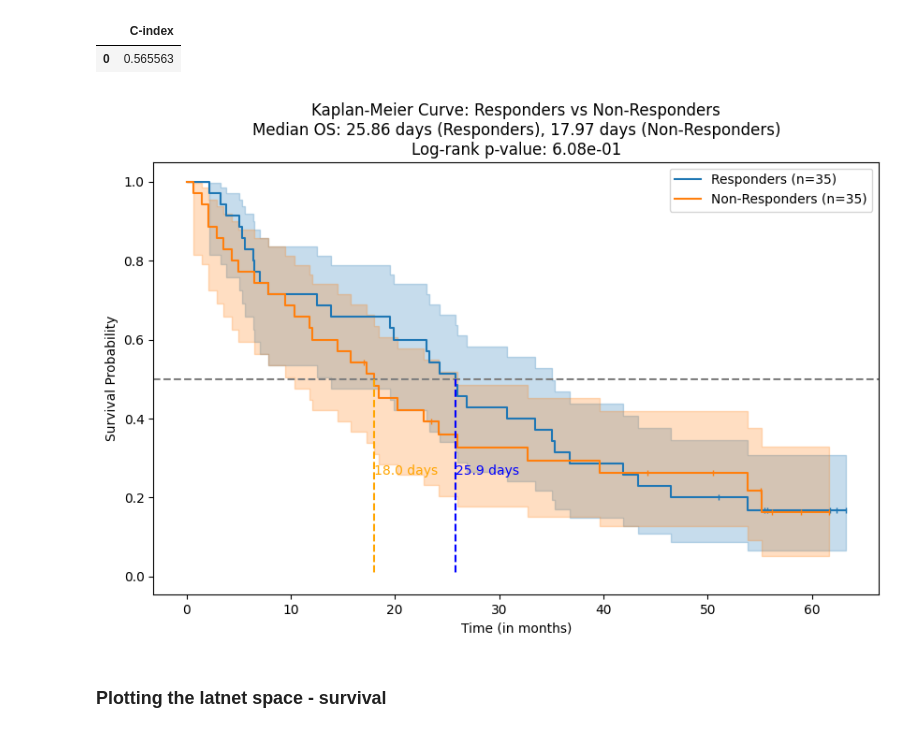
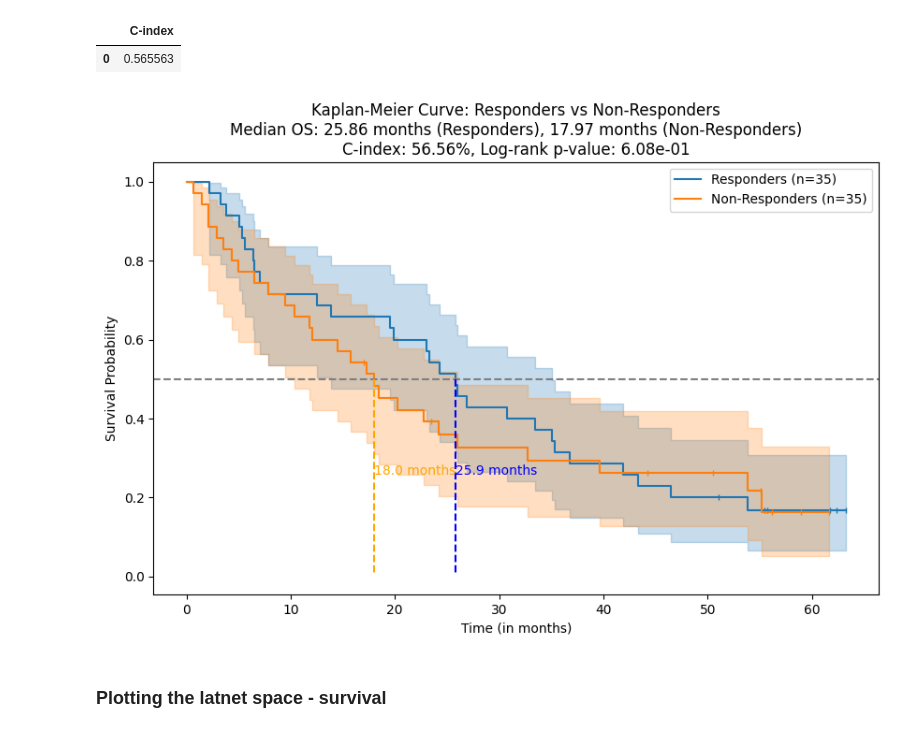
Before and after one commit to ReviveMed/mzEmbed, a Jupyter notebook: example_notebooks/finetune_unsupervised_adv_retrain_last_layer.ipynb, the cells around one changed output. Saved outputs shown, nothing was run; the diff lists cells and outputs as text; code cells hidden in the pictures.

```diff
--- a/example_notebooks/finetune_unsupervised_adv_retrain_last_layer.ipynb
+++ b/example_notebooks/finetune_unsupervised_adv_retrain_last_layer.ipynb
@@ -44,6 +46,6 @@ optuna   os      pd      precision_score         random  recall_score    roc_auc
 # %%
 # Define a function to plot the Kaplan-Meier curves for two risk groups
-def km_plot_cox_2_risk_groups(all_risks, all_durations, all_events, risk_threshold=0):
+def km_plot_cox_2_risk_groups(all_risks, all_durations, all_events, png_file, risk_threshold=0, c_index=None):
 
     # Convert lists to numpy arrays
     all_risks = np.array(all_risks)
@@ -91,22 +93,24 @@ def km_plot_cox_2_risk_groups(all_risks, all_durations, all_events, risk_thresho
     # Find where the survival curves intersect with the 0.5 survival probability and add vertical lines
     if not np.isnan(median_os_responders):
         plt.plot([median_os_responders, median_os_responders], [0.5, y_min], color='blue', linestyle='--')
-        plt.text(median_os_responders, 0.25, f"{median_os_responders:.1f} days", color='blue', fontsize=10, verticalalignment='bottom')
+        plt.text(median_os_responders, 0.25, f"{median_os_responders:.1f} months", color='blue', fontsize=10, verticalalignment='bottom')
 
     if not np.isnan(median_os_non_responders):
         plt.plot([median_os_non_responders, median_os_non_responders], [0.5, y_min], color='orange', linestyle='--')
-        plt.text(median_os_non_responders, 0.25, f"{median_os_non_responders:.1f} days", color='orange', fontsize=10, verticalalignment='bottom')
+        plt.text(median_os_non_responders, 0.25, f"{median_os_non_responders:.1f} months", color='orange', fontsize=10, verticalalignment='bottom')
 
     # Customize the plot title with median OS and p-value in scientific notation
     plt.title(f"Kaplan-Meier Curve: Responders vs Non-Responders\n"
-              f"Median OS: {median_os_responders:.2f} days (Responders), {median_os_non_responders:.2f} days (Non-Responders)\n"
-              f"Log-rank p-value: {p_value:.2e}", fontsize=12)
+              f"Median OS: {median_os_responders:.2f} months (Responders), {median_os_non_responders:.2f} months (Non-Responders)\n"
+              f"C-index: {c_index*100:.2f}%, Log-rank p-value: {p_value:.2e}", fontsize=12)
 
     # Customize labels and remove grid
     plt.xlabel('Time (in months)')
     plt.ylabel('Survival Probability')
     plt.grid(False)  # Disable the grid
 
+    plt.savefig(png_file, dpi=300)
+
     plt.show()
 # %% [markdown]
 ## Evaluating unsupervised models
@@ -229,11 +233,12 @@ model_path=f'{FINETUNE_SAVE_DIR}/{pretrain_model_name}/trial_{pretrain_trial_ID}
 
 finetune_VAE_file=f'{model_path}/best_model.pth'
 
-finetune_VAE_nivo=torch.load(finetune_VAE_file)
+# first getting the latent rep for the new database using finetune VAE
+device = torch.device("cuda" if torch.cuda.is_available() else "cpu")
+
+finetune_VAE_nivo=torch.load(finetune_VAE_file, map_location=device)
 finetune_VAE_nivo.eval()
 
-# first getting the latent rep for the new database using finetune VAE
-device = torch.device("cuda" if torch.cuda.is_available() else "cpu")
 
 # Convert pandas DataFrames to PyTorch tensors
 X_test_tensor = torch.tensor(X_data_test.values, dtype=torch.float32).to(device)
@@ -278,9 +288,10 @@ Fine-tuning completed.
 |  | C-index |
 | 0 | 0.565563 |
 # %%
-km_plot_cox_2_risk_groups(all_risks_evero_f_nivo, all_durations_evero_f_nivo, all_events_evero_f_nivo, risk_threshold=np.median(all_risks_evero_f_nivo))
+png_file=f'{model_path}/KM_plot_Evero_OS.png'
+km_plot_cox_2_risk_groups(all_risks_evero_f_nivo, all_durations_evero_f_nivo, all_events_evero_f_nivo, png_file, risk_threshold=np.median(all_risks_evero_f_nivo), c_index=metrics_test_evero_f_nivo['C-index'][0])
 # %% [output]
-[figure, old version]
+[figure, new version]
 # %% [markdown]
 ### Plotting the latnet space - survival
 # %%
```
Also changed, not shown: parts of 7 cells of this notebook, 9 other files.
